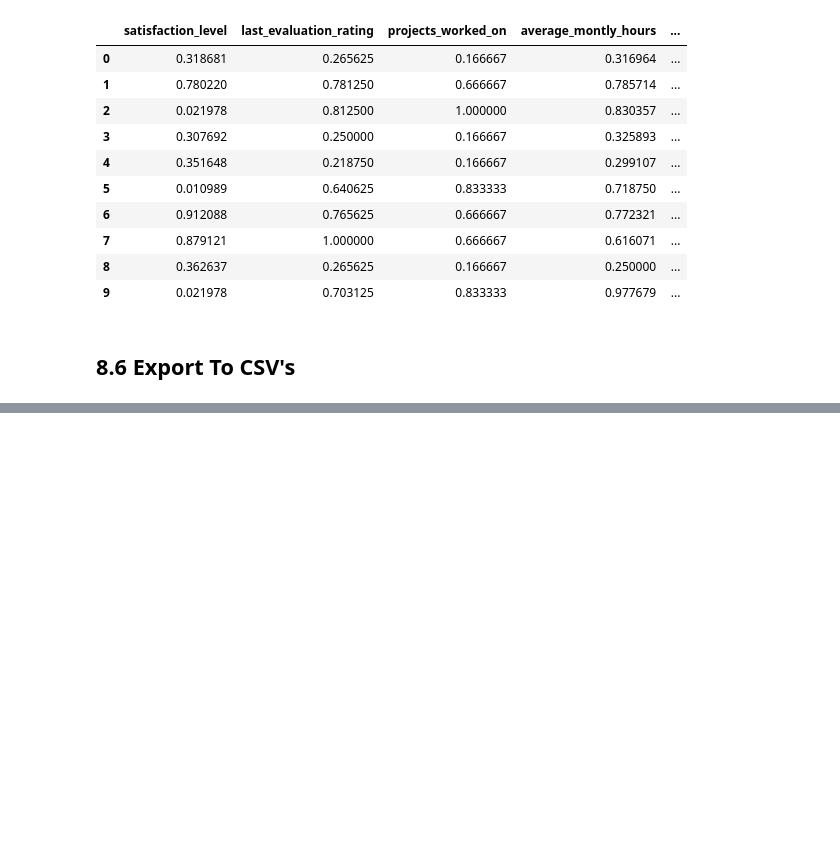
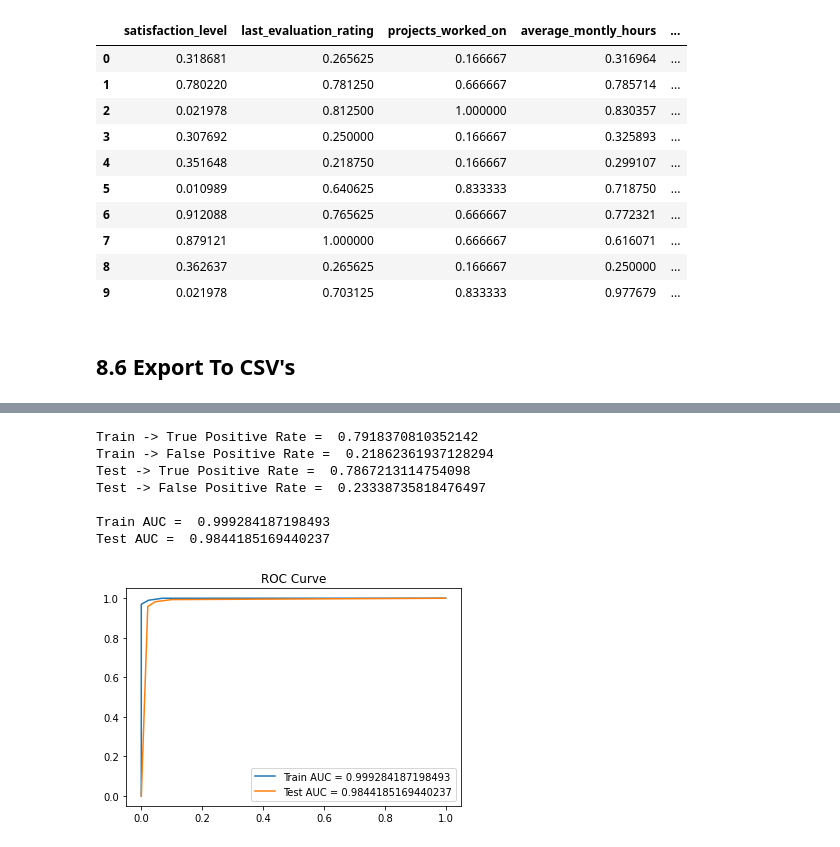
Before and after one commit to nalinsharma/BITSDissertation, a Jupyter notebook: ipynb/MidSemester.ipynb, the cells around one changed output, grey strips where cells are left out. Drawn from its saved outputs; the diff is of its cells as text; code cells hidden in the pictures; blank space fills up the shorter version.

```diff
--- a/ipynb/MidSemester.ipynb
+++ b/ipynb/MidSemester.ipynb
@@ -1964,0 +2093,30 @@ dill_load_session('8.6_data_processing_after_doing_eda_and_hypothesis_testing_an
+# %%
+# Plotting ROC Curve..
+train_fpr_smote_standardized, train_tpr_smote_standardized, _ = roc_curve(y_train_smote_standardized, y_train_pred_smote_standardized)
+test_fpr_smote_standardized, test_tpr_smote_standardized, _ = roc_curve(y_test_smote_standardized, y_test_pred_smote_standardized)
+
+print("Train -> True Positive Rate = ", train_tpr_smote_standardized.mean())
+print("Train -> False Positive Rate = ", train_fpr_smote_standardized.mean())
+print("Test -> True Positive Rate = ", test_tpr_smote_standardized.mean())
+print("Test -> False Positive Rate = ", test_fpr_smote_standardized.mean())
+
+train_auc_smote_standardized = auc(train_fpr_smote_standardized, train_tpr_smote_standardized)
+test_auc_smote_standardized = auc(test_fpr_smote_standardized, test_tpr_smote_standardized)
+
+print("\nTrain AUC = ", train_auc_smote_standardized)
+print("Test AUC = ", test_auc_smote_standardized)
+
+plt.plot(train_fpr_smote_standardized, train_tpr_smote_standardized, label="Train AUC = {0}".format(str(train_auc_smote_standardized)))
+plt.plot(test_fpr_smote_standardized, test_tpr_smote_standardized, label="Test AUC = {0}".format(str(test_auc_smote_standardized)))
+plt.legend()
+plt.title("ROC Curve")
+plt.show()
+# %% [output]
+Train -> True Positive Rate =  0.7918370810352142
+Train -> False Positive Rate =  0.21862361937128294
+Test -> True Positive Rate =  0.7867213114754098
+Test -> False Positive Rate =  0.23338735818476497
+
+Train AUC =  0.999284187198493
+Test AUC =  0.9844185169440237
+[figure, added]
```
Also changed, not shown: parts of 59 cells of this notebook, 2 other files.
